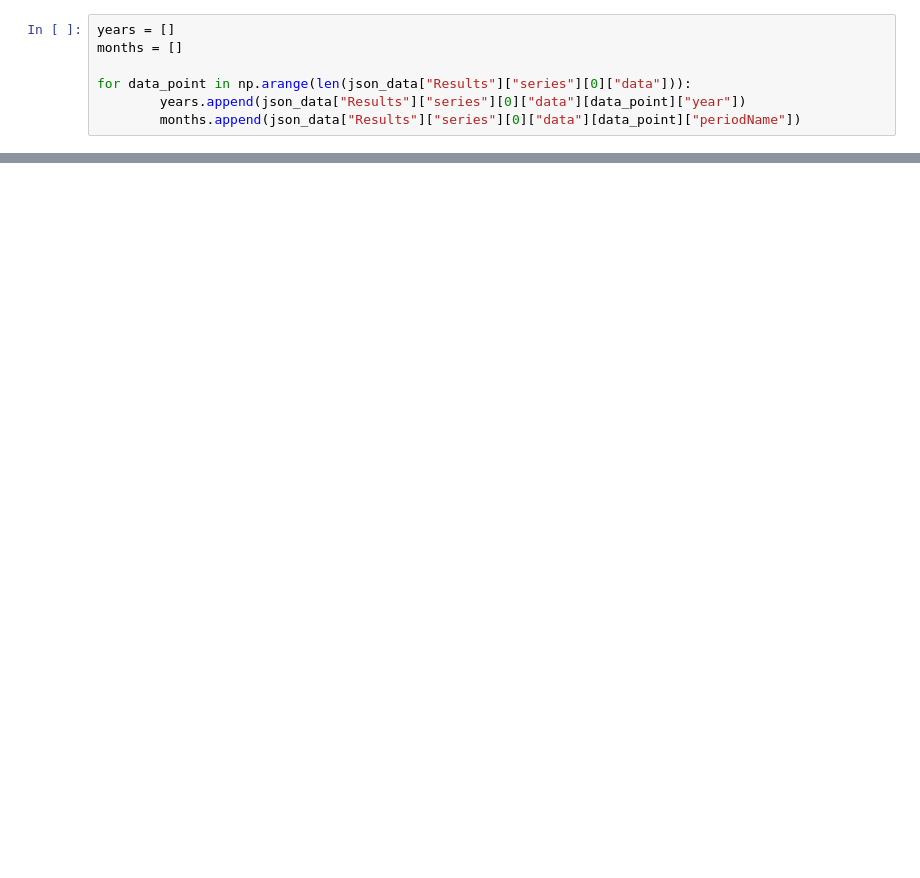
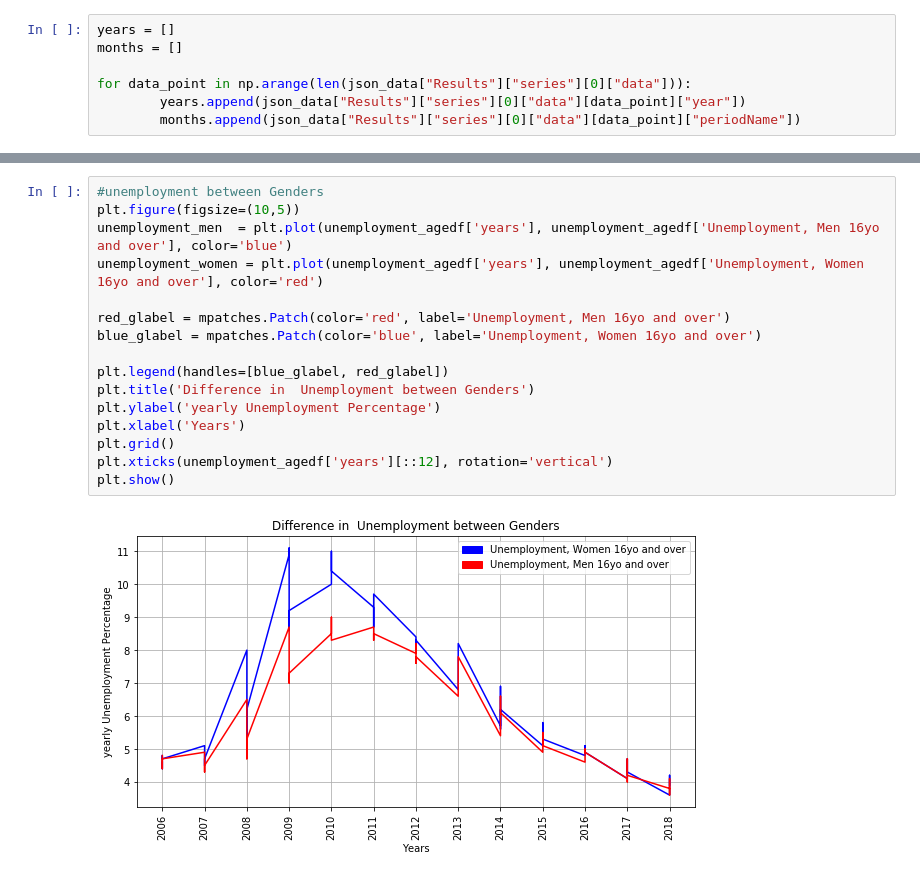
Before and after one commit to jasmine73317/Project-1_Unemployment_data, a Jupyter notebook: Unemployment age group.ipynb, the cells around one changed output, grey strips where cells are left out. Saved outputs shown, nothing was run; the diff lists cells and outputs as text; blank space fills up the shorter version.

```diff
--- a/Unemployment age group.ipynb
+++ b/Unemployment age group.ipynb
@@ -115,0 +142,18 @@ SyntaxError: invalid syntax (<ipython-input-22-fa065b149209>, line 1)
+# %%
+#unemployment between Genders
+plt.figure(figsize=(10,5))
+unemployment_men  = plt.plot(unemployment_agedf['years'], unemployment_agedf['Unemployment, Men 16yo and over'], color='blue')
+unemployment_women = plt.plot(unemployment_agedf['years'], unemployment_agedf['Unemployment, Women 16yo and over'], color='red')
+
+red_glabel = mpatches.Patch(color='red', label='Unemployment, Men 16yo and over')
+blue_glabel = mpatches.Patch(color='blue', label='Unemployment, Women 16yo and over')
+
+plt.legend(handles=[blue_glabel, red_glabel])
+plt.title('Difference in  Unemployment between Genders')
+plt.ylabel('yearly Unemployment Percentage')
+plt.xlabel('Years')
+plt.grid()
+plt.xticks(unemployment_agedf['years'][::12], rotation='vertical')
+plt.show()
+# %% [output]
+[figure, added]
```
Also changed, not shown: parts of 18 cells of this notebook, 2 other files.
